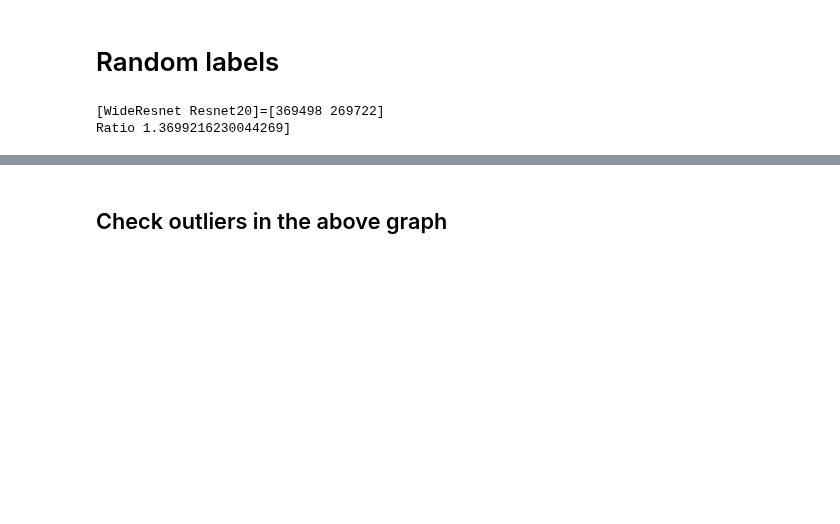
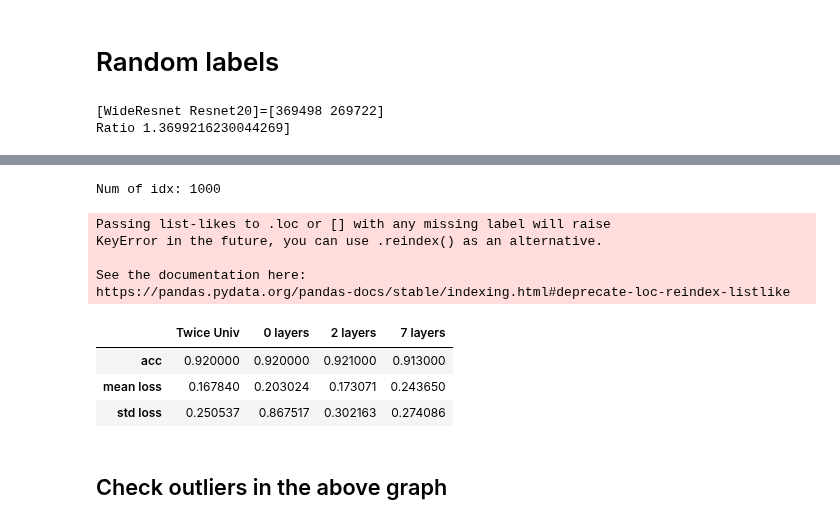
Before and after one commit to kobybibas/deep_pnml_experiments, a Jupyter notebook: src/analyze_results.ipynb, the cells around one changed output, grey strips where cells are left out. Saved outputs shown, nothing was run; the diff lists cells and outputs as text; code cells hidden in the pictures; blank space fills up the shorter version.

```diff
--- a/src/analyze_results.ipynb
+++ b/src/analyze_results.ipynb
@@ -429,0 +472,33 @@ plt.show()
+# %%
+# common idx
+idx_common = set(df_to_concat[0].index.values)
+for df_idx in range(1,len(df_to_concat)):
+    idx_common = idx_common & set(df_to_concat[df_idx].index.values)
+print('Num of idx: %d' % len(idx_common))
+# calc statistics
+twice_statistic_df = calc_statistic_from_df_single(twice_df).rename(columns={'statistics': 'Twice Univ'})
+nml_0_statistic_df = calc_statistic_from_df_single(nml_0_df.loc[idx_common]).rename(columns={'statistics':
+                                                                                             '0 layers'})
+nml_2_statistic_df = calc_statistic_from_df_single(nml_2_df.loc[idx_common]).rename(columns={'statistics':
+                                                                                             '2 layers'})
+nml_5_statistic_df = calc_statistic_from_df_single(nml_5_df.loc[idx_common]).rename(columns={'statistics':
+                                                                                             '5 layers'})
+nml_7_statistic_df = calc_statistic_from_df_single(nml_7_df.loc[idx_common]).rename(columns={'statistics':
+                                                                                             '7 layers'})
+
+pd.concat([twice_statistic_df,
+           nml_0_statistic_df,
+           nml_2_statistic_df,
+#            nml_5_statistic_df,
+           nml_7_statistic_df],  axis=1, join='inner')
+# %% [output]
+Num of idx: 1000
+Passing list-likes to .loc or [] with any missing label will raise
+KeyError in the future, you can use .reindex() as an alternative.
+
+See the documentation here:
+https://pandas.pydata.org/pandas-docs/stable/indexing.html#deprecate-loc-reindex-listlike
+|  | Twice Univ | 0 layers | 2 layers | 7 layers |
+| acc | 0.920000 | 0.920000 | 0.921000 | 0.913000 |
+| mean loss | 0.167840 | 0.203024 | 0.173071 | 0.243650 |
+| std loss | 0.250537 | 0.867517 | 0.302163 | 0.274086 |
```
Also changed, not shown: parts of 14 cells of this notebook, 1 other file.
